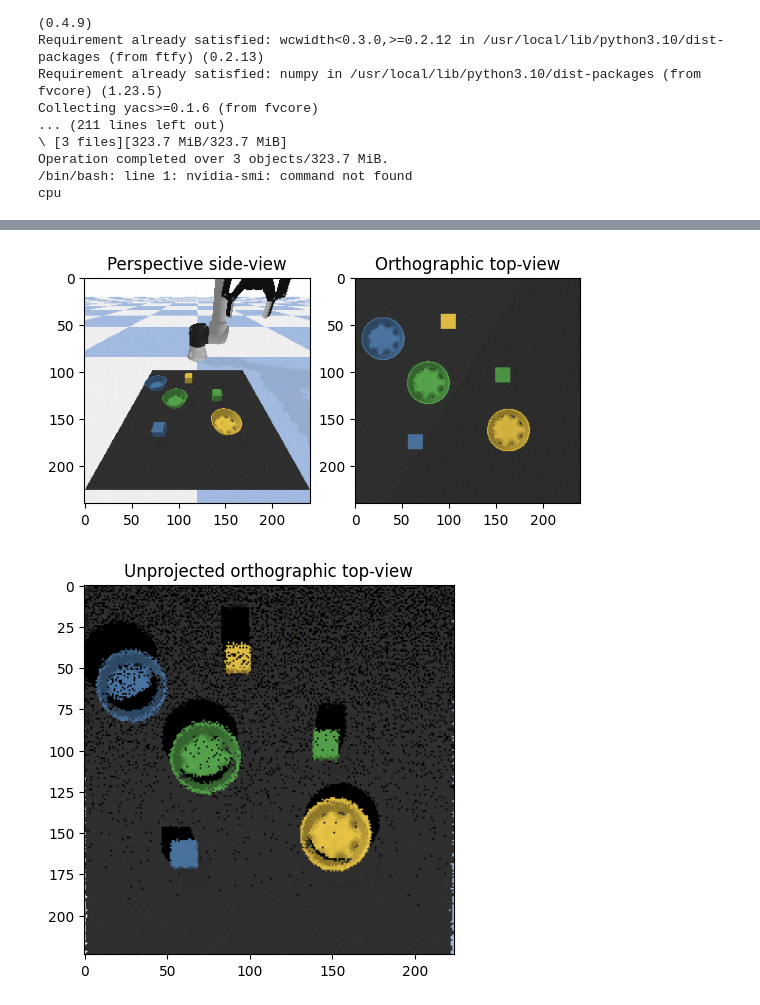
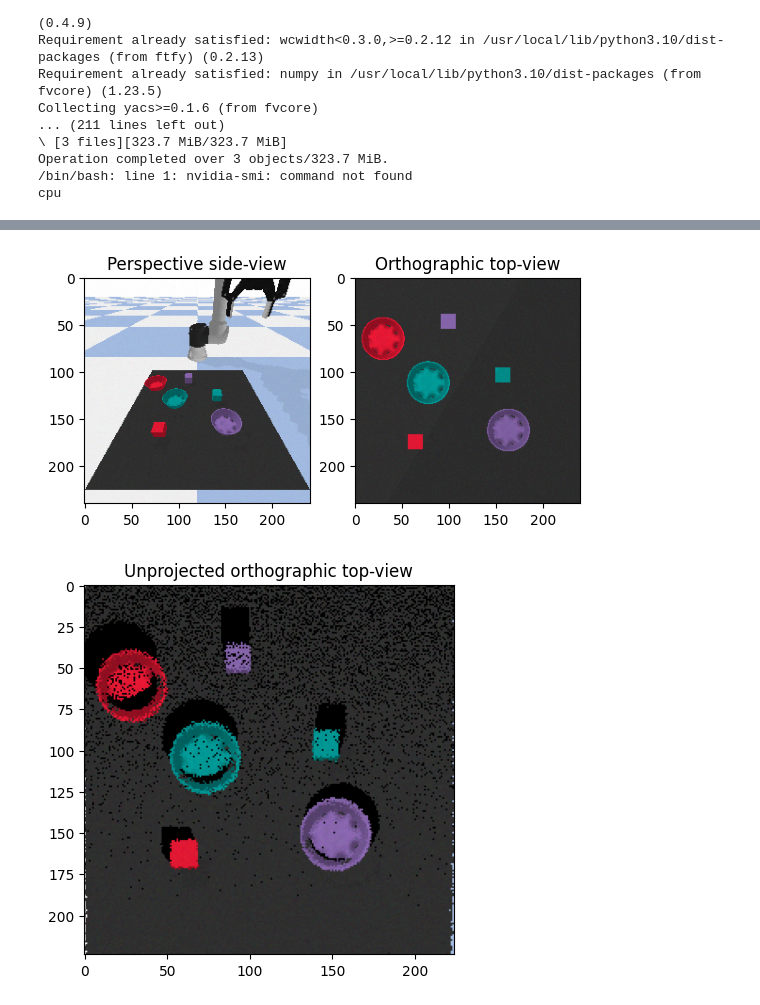
Before and after one commit to Black-bird14/Robot_Task_Scheduling, a Jupyter notebook: Robot_Task_Scheduling.ipynb, the cells around one changed output, grey strips where cells are left out. Cells and saved outputs as stored; diff of their text form; code cells hidden in the pictures.

```diff
--- a/Robot_Task_Scheduling.ipynb
+++ b/Robot_Task_Scheduling.ipynb
@@ -241,16 +247,16 @@ class Robotiq2F85:
 # %%
 #@title Gym-style environment code
 
-class PickPlaceEnv():
+class SimulatedEnv():
 
   def __init__(self):
+    """ Configure and start PyBullet. """
     self.dt = 1/480
     self.sim_step = 0
 
-    # Configure and start PyBullet.
     # python3 -m pybullet_utils.runServer
     # pybullet.connect(pybullet.SHARED_MEMORY)  # pybullet.GUI for local GUI.
-    pybullet.connect(pybullet.DIRECT)  # pybullet.GUI for local GUI.
+    pybullet.connect(pybullet.DIRECT)  # pybullet.GUI for local GUI. Using DIRECT mode rather than GUI for better performance
     pybullet.configureDebugVisualizer(pybullet.COV_ENABLE_GUI, 0)
     pybullet.setPhysicsEngineParameter(enableFileCaching=0)
     assets_path = os.path.dirname(os.path.abspath(""))
@@ -264,6 +270,8 @@ class PickPlaceEnv():
     self.tip_link_id = 10  # Link ID of gripper finger tips.
     self.gripper = None
 
+  #Reset the simulation environment, including resetting the physics simulation and setting the gravity to Earth's gravity, according to
+   #provided configuration information about the environment
   def reset(self, config):
     pybullet.resetSimulation(pybullet.RESET_USE_DEFORMABLE_WORLD)
     pybullet.setGravity(0, 0, -9.8)
@@ -347,7 +355,7 @@ class PickPlaceEnv():
       targetPositions=joints,
       positionGains=[0.01]*6)
 
-  def movep(self, position):
+  def move(self, position):
     """Move to target end effector position."""
     joints = pybullet.calculateInverseKinematics(
         bodyUniqueId=self.robot_id,
@@ -369,47 +377,56 @@ class PickPlaceEnv():
     # Move to object.
     ee_xyz = np.float32(pybullet.getLinkState(self.robot_id, self.tip_link_id)[0])
     while np.linalg.norm(hover_xyz - ee_xyz) > 0.01:
-      self.movep(hover_xyz)
+      self.move(hover_xyz)
       self.step_sim_and_render()
       ee_xyz = np.float32(pybullet.getLinkState(self.robot_id, self.tip_link_id)[0])
+
     while np.linalg.norm(pick_xyz - ee_xyz) > 0.01:
-      self.movep(pick_xyz)
+      self.move(pick_xyz)
       self.step_sim_and_render()
       ee_xyz = np.float32(pybullet.getLinkState(self.robot_id, self.tip_link_id)[0])
 
     # Pick up object.
     self.gripper.activate()
+
     for _ in range(240):
       self.step_sim_and_render()
+
     while np.linalg.norm(hover_xyz - ee_xyz) > 0.01:
-      self.movep(hover_xyz)
+      self.move(hover_xyz)
       self.step_sim_and_render()
       ee_xyz = np.float32(pybullet.getLinkState(self.robot_id, self.tip_link_id)[0])
 
     # Move to place location.
     while np.linalg.norm(place_xyz - ee_xyz) > 0.01:
-      self.movep(place_xyz)
+      self.move(place_xyz)
       self.step_sim_and_render()
       ee_xyz = np.float32(pybullet.getLinkState(self.robot_id, self.tip_link_id)[0])
 
     # Place down object.
     while (not self.gripper.detect_contact()) and (place_xyz[2] > 0.03):
       place_xyz[2] -= 0.001
-      self.movep(place_xyz)
+      self.move(place_xyz)
       for _ in range(3):
         self.step_sim_and_render()
+
     self.gripper.release()
+
     for _ in range(240):
       self.step_sim_and_render()
+
     place_xyz[2] = 0.2
     ee_xyz = np.float32(pybullet.getLinkState(self.robot_id, self.tip_link_id)[0])
+
     while np.linalg.norm(place_xyz - ee_xyz) > 0.01:
-      self.movep(place_xyz)
+      self.move(place_xyz)
       self.step_sim_and_render()
       ee_xyz = np.float32(pybullet.getLinkState(self.robot_id, self.tip_link_id)[0])
+
     place_xyz = np.float32([0, -0.5, 0.2])
+
     while np.linalg.norm(place_xyz - ee_xyz) > 0.01:
-      self.movep(place_xyz)
+      self.move(place_xyz)
       self.step_sim_and_render()
       ee_xyz = np.float32(pybullet.getLinkState(self.robot_id, self.tip_link_id)[0])
 
@@ -686,36 +707,38 @@ class PickPlaceEnv():
 if 'env' in locals():
   # Safely exit gripper threading before re-initializing environment.
   env.gripper.running = False
-  while env.gripper.constraints_thread.isAlive():
+  env.gripper.constraints_thread.join()
+  while env.gripper.constraints_thread.is_alive():
     time.sleep(0.01)
-env = PickPlaceEnv()
+    #pass
+env = SimulatedEnv()
 # %%
 #@title Render images.
 
 # Define and reset environment.
-config = {'pick':  ['yellow block', 'green block', 'blue block'],
-          'place': ['yellow bowl', 'green bowl', 'blue bowl']}
+config = {'pick':  ['purple block', 'green block', 'red block'],
+          'place': ['purple bowl', 'green bowl', 'red bowl']}
 
 np.random.seed(42)
 obs = env.reset(config)
 
 plt.subplot(1, 2, 1)
 img = env.get_camera_image()
 plt.title('Perspective side-view')
 plt.imshow(img)
 plt.subplot(1, 2, 2)
 img = env.get_camera_image_top()
 img = np.flipud(img.transpose(1, 0, 2))
 plt.title('Orthographic top-view')
 plt.imshow(img)
 plt.show()
 
 # Note: orthographic cameras do not exist. But we can approximate them by
 # projecting a 3D point cloud from an RGB-D camera, then unprojecting that onto
 # an orthographic plane. Orthographic views are useful for spatial action maps.
 plt.title('Unprojected orthographic top-view')
 plt.imshow(obs['image'])
 plt.show()
 # %% [output]
-[figure, old version]
+[figure, new version]
-[figure, old version]
+[figure, new version]
```
Also changed, not shown: parts of 14 cells of this notebook.
